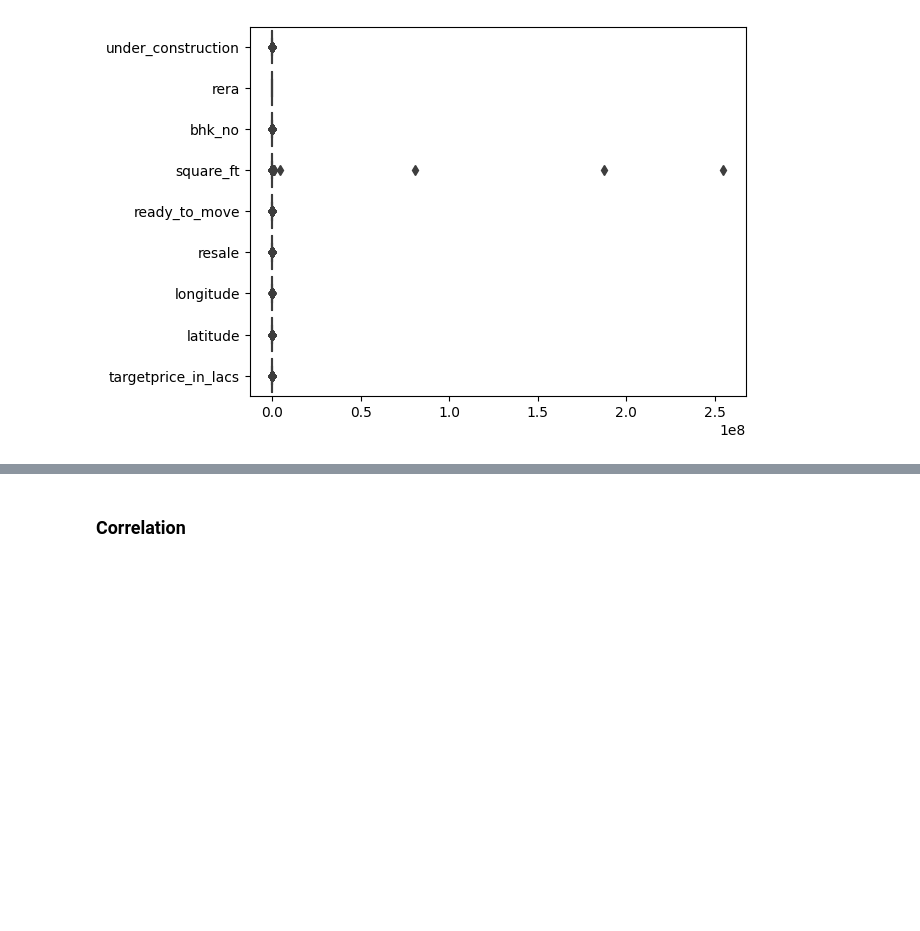
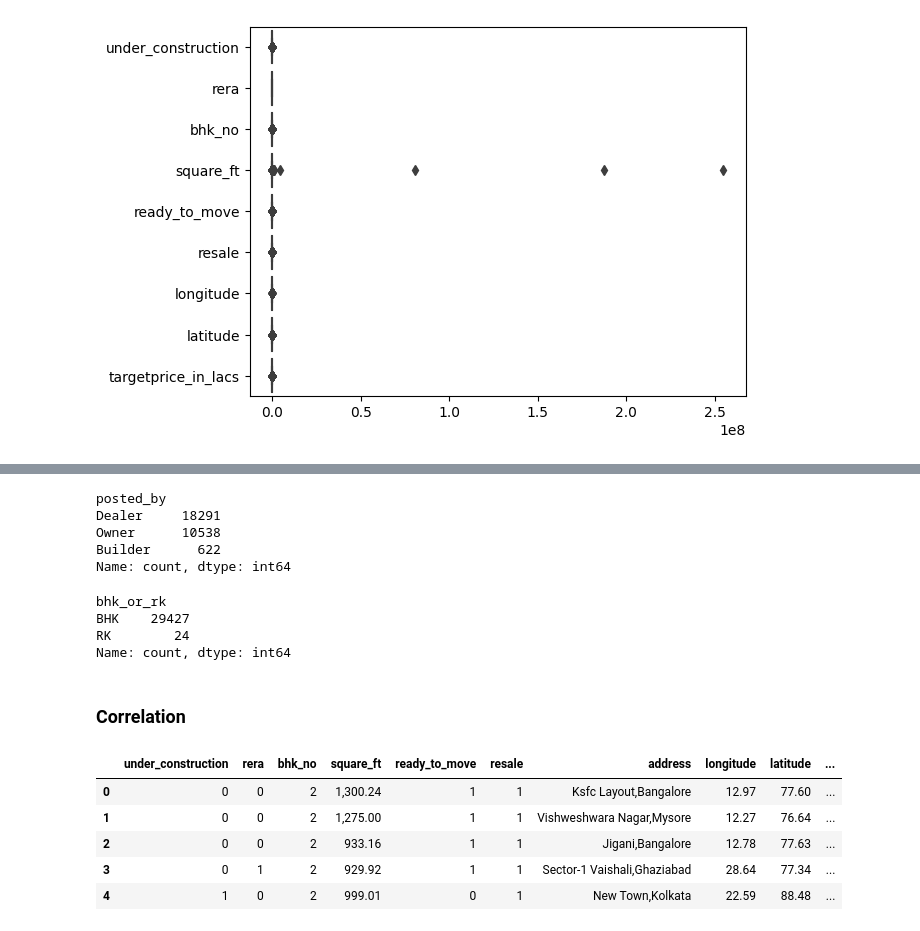
Before and after one commit to luiscberrocal/hacktoberfest-2023, a Jupyter notebook: kaggle/India House Pricing.ipynb, the cells around one changed output, grey strips where cells are left out. Cells and saved outputs as stored; diff of their text form; code cells hidden in the pictures; blank space fills up the shorter version.

Commit message:
Get dummies

```diff
--- a/kaggle/India House Pricing.ipynb
+++ b/kaggle/India House Pricing.ipynb
@@ -121,0 +124,17 @@ sns.boxplot(data=df, orient='h')
+# %%
+df['posted_by'].value_counts()
+# %% [output]
+posted_by
+Dealer     18291
+Owner      10538
+Builder      622
+Name: count, dtype: int64
+# %%
+df['bhk_or_rk'].value_counts()
+# %% [output]
+bhk_or_rk
+BHK    29427
+RK        24
+Name: count, dtype: int64
+# %%
+df = pd.get_dummies(df, columns=['posted_by', 'bhk_or_rk'])#, drop_first=True)b
@@ -122,2 +143,11 @@ sns.boxplot(data=df, orient='h')
 # %% [markdown]
 ### Correlation
+# %%
+df.head()
+# %% [output]
+|  | under_construction | rera | bhk_no | square_ft | ready_to_move | resale | address | longitude | latitude | ... |
+| 0 | 0 | 0 | 2 | 1,300.24 | 1 | 1 | Ksfc Layout,Bangalore | 12.97 | 77.60 | ... |
+| 1 | 0 | 0 | 2 | 1,275.00 | 1 | 1 | Vishweshwara Nagar,Mysore | 12.27 | 76.64 | ... |
+| 2 | 0 | 0 | 2 | 933.16 | 1 | 1 | Jigani,Bangalore | 12.78 | 77.63 | ... |
+| 3 | 0 | 1 | 2 | 929.92 | 1 | 1 | Sector-1 Vaishali,Ghaziabad | 28.64 | 77.34 | ... |
+| 4 | 1 | 0 | 2 | 999.01 | 0 | 1 | New Town,Kolkata | 22.59 | 88.48 | ... |
```
Also changed, not shown: parts of 12 cells of this notebook, 4 other files.
